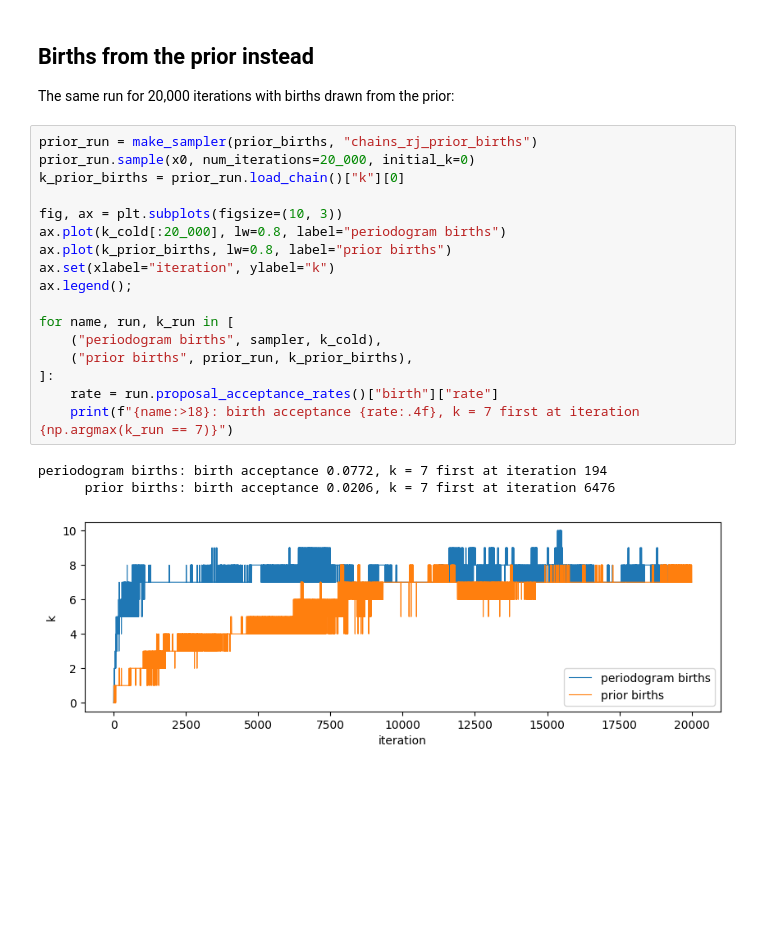
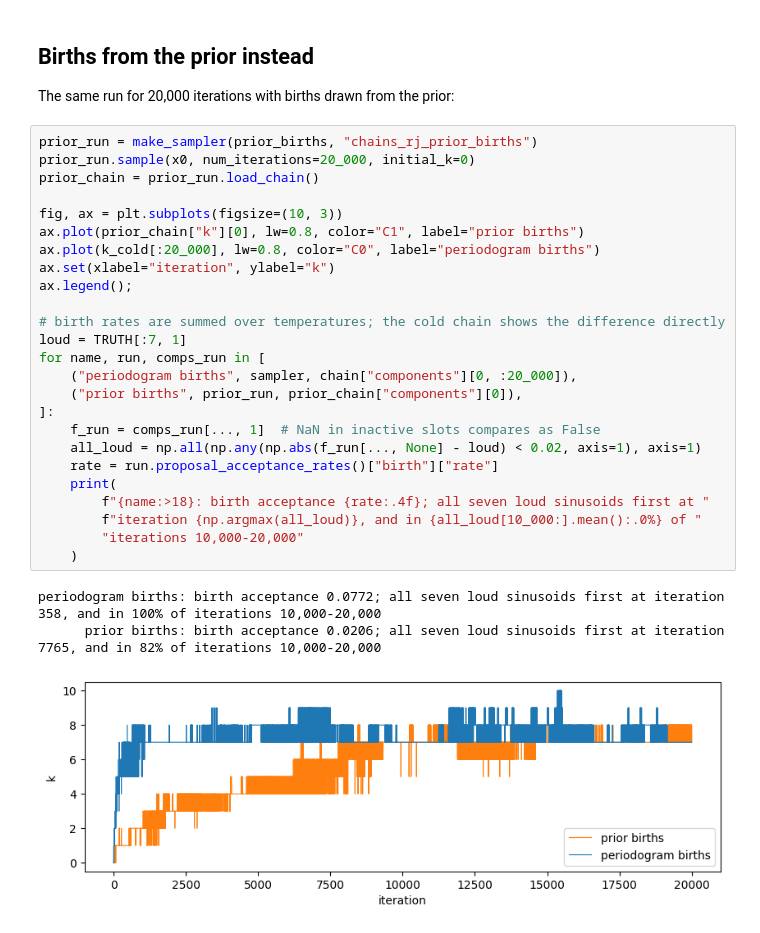
Before and after one commit to AaronDJohnson/impulse_mcmc, a Jupyter notebook: examples/rj_sinusoids.ipynb, the cells around one changed output. Saved outputs shown, nothing was run; the diff lists cells and outputs as text; blank space fills up the shorter version.

```diff
--- a/examples/rj_sinusoids.ipynb
+++ b/examples/rj_sinusoids.ipynb
@@ -459,23 +493,31 @@ The same run for 20,000 iterations with births drawn from the prior:
 # %%
 prior_run = make_sampler(prior_births, "chains_rj_prior_births")
 prior_run.sample(x0, num_iterations=20_000, initial_k=0)
-k_prior_births = prior_run.load_chain()["k"][0]
+prior_chain = prior_run.load_chain()
 
 fig, ax = plt.subplots(figsize=(10, 3))
-ax.plot(k_cold[:20_000], lw=0.8, label="periodogram births")
-ax.plot(k_prior_births, lw=0.8, label="prior births")
+ax.plot(prior_chain["k"][0], lw=0.8, color="C1", label="prior births")
+ax.plot(k_cold[:20_000], lw=0.8, color="C0", label="periodogram births")
 ax.set(xlabel="iteration", ylabel="k")
 ax.legend();
 
-for name, run, k_run in [
-    ("periodogram births", sampler, k_cold),
-    ("prior births", prior_run, k_prior_births),
+# birth rates are summed over temperatures; the cold chain shows the difference directly
+loud = TRUTH[:7, 1]
+for name, run, comps_run in [
+    ("periodogram births", sampler, chain["components"][0, :20_000]),
+    ("prior births", prior_run, prior_chain["components"][0]),
 ]:
+    f_run = comps_run[..., 1]  # NaN in inactive slots compares as False
+    all_loud = np.all(np.any(np.abs(f_run[..., None] - loud) < 0.02, axis=1), axis=1)
     rate = run.proposal_acceptance_rates()["birth"]["rate"]
-    print(f"{name:>18}: birth acceptance {rate:.4f}, k = 7 first at iteration {np.argmax(k_run == 7)}")
+    print(
+        f"{name:>18}: birth acceptance {rate:.4f}; all seven loud sinusoids first at "
+        f"iteration {np.argmax(all_loud)}, and in {all_loud[10_000:].mean():.0%} of "
+        "iterations 10,000-20,000"
+    )
 # %% [output]
-periodogram births: birth acceptance 0.0772, k = 7 first at iteration 194
-      prior births: birth acceptance 0.0206, k = 7 first at iteration 6476
+periodogram births: birth acceptance 0.0772; all seven loud sinusoids first at iteration 358, and in 100% of iterations 10,000-20,000
+      prior births: birth acceptance 0.0206; all seven loud sinusoids first at iteration 7765, and in 82% of iterations 10,000-20,000
-[figure, old version]
+[figure, new version]
 # %% [markdown]
 Drawn from the prior, births are accepted 0.0206 of the time instead
```
Also changed, not shown: parts of 10 cells of this notebook, 1 other file.
